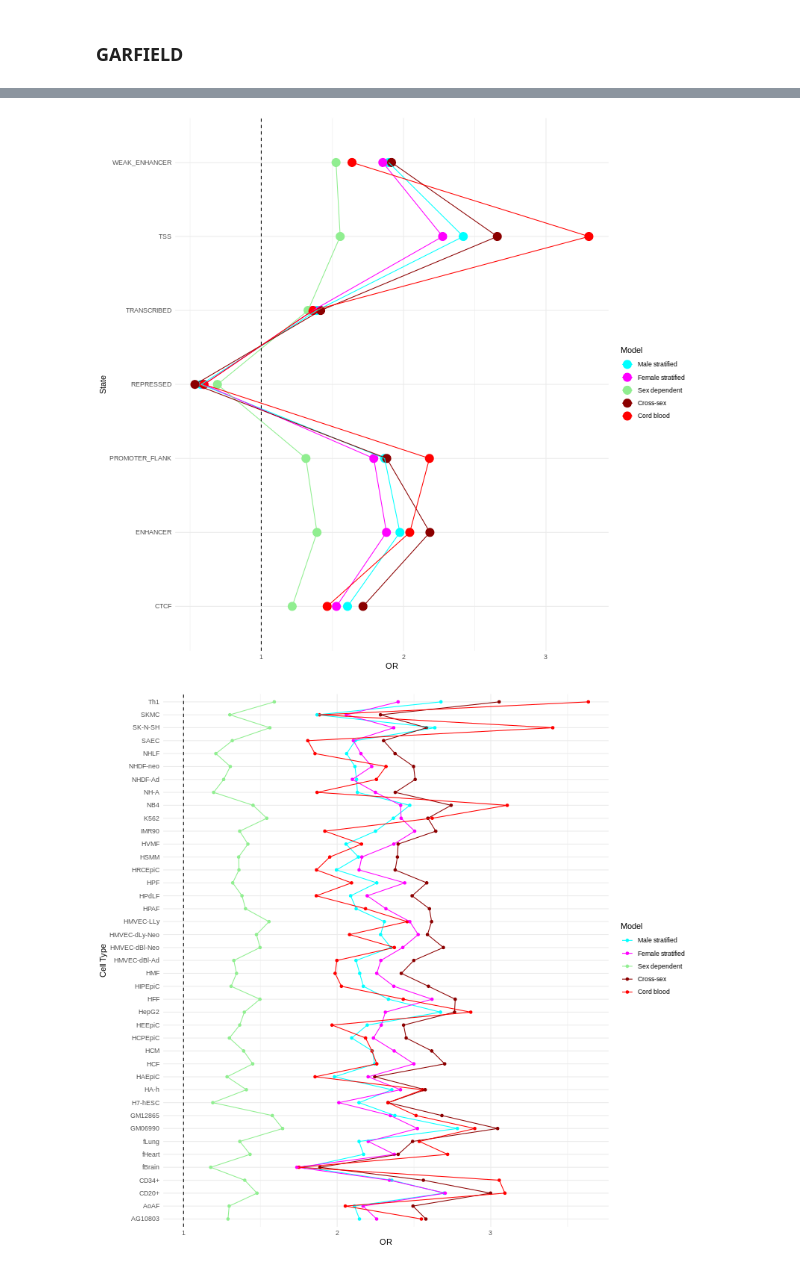
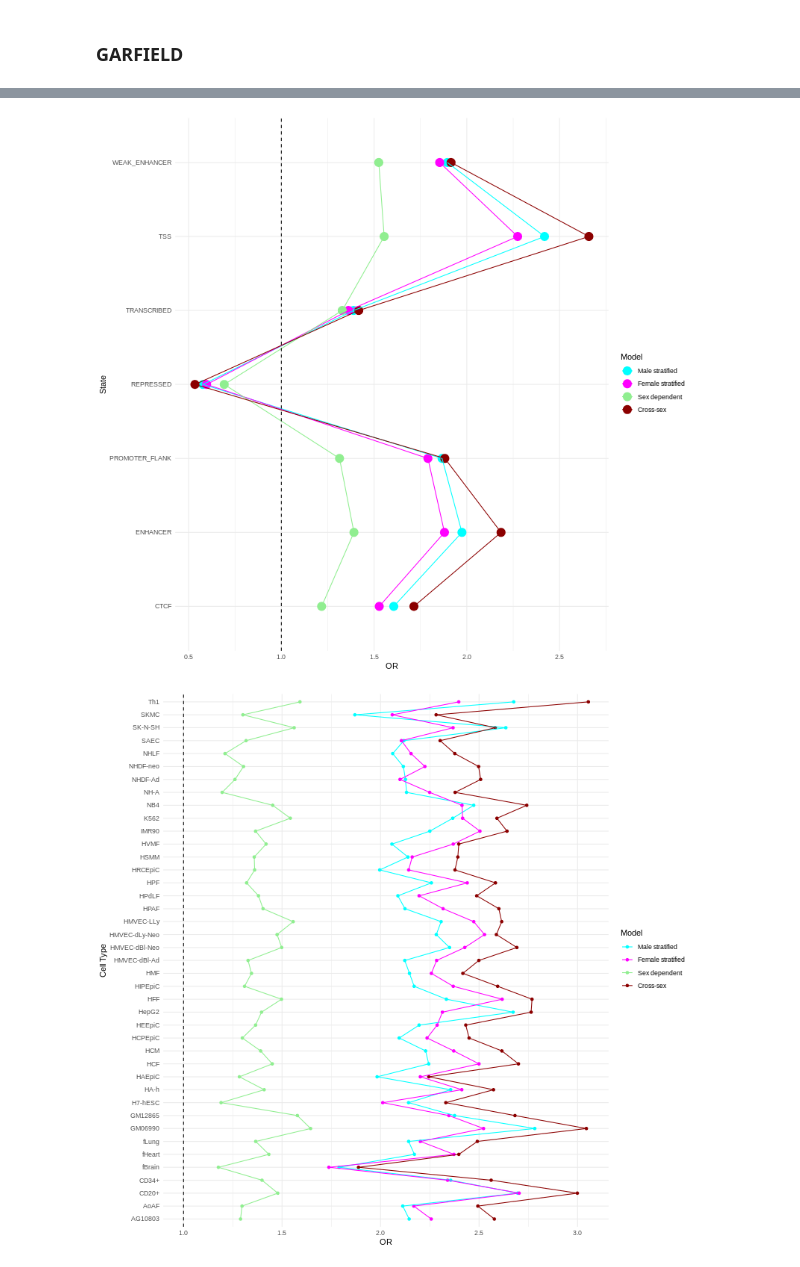
Before and after one commit to wilcas/sex_specific_mQTL, a Jupyter notebook: delahaye_mQTL_analyses/mQTL_meta_analysis.ipynb, the cells around one changed output, grey strips where cells are left out. Cells and saved outputs as stored; diff of their text form; code cells hidden in the pictures.

Commit message:
adding additional plot updates

```diff
--- a/delahaye_mQTL_analyses/mQTL_meta_analysis.ipynb
+++ b/delahaye_mQTL_analyses/mQTL_meta_analysis.ipynb
@@ -739,7 +739,7 @@ p <- ggplot(garfield, aes(as.character(ID),OR,color=Type,shape = Model, group =
 print(p)
 garfield <- garfield[,.(OR=mean(OR)),by=c("Model","Type")]
 garfield$Model <- factor(garfield$Model,levels=c("Male stratified", "Female stratified","Sex dependent","Cross-sex", "Cord blood"))
-p <- ggplot(garfield, aes(Type,OR,color=Model,group=Model)) +
+p <- ggplot(garfield[Model != "Cord blood"], aes(Type,OR,color=Model,group=Model)) +
     geom_point(size=5)+
     geom_line() +
     coord_flip() +
@@ -751,7 +751,7 @@ p <- ggplot(garfield, aes(Type,OR,color=Model,group=Model)) +
 print(p)
 garfield <- rbindlist(list(garfield_male,garfield_female,garfield_sex,garfield_marginal,garfield_cord))[Category == "Footprints" & PThresh == 1e-8]
 garfield$Model <- factor(garfield$Model,levels=c("Male stratified", "Female stratified","Sex dependent","Cross-sex", "Cord blood"))
-p <- ggplot(garfield, aes(as.character(Celltype),OR,color=Model, group=Model)) +
+p <- ggplot(garfield[Model != "Cord blood"], aes(as.character(Celltype),OR,color=Model, group=Model)) +
     geom_point(position = "identity", stat="identity") +
     geom_line()+
     geom_hline(linetype="dashed", yintercept=1) +
@@ -763,7 +763,7 @@ p <- ggplot(garfield, aes(as.character(Celltype),OR,color=Model, group=Model)) +
 print(p)
 garfield <- rbindlist(list(garfield_male,garfield_female,garfield_sex,garfield_marginal,garfield_cord))[Category == "Hotspots"& grepl("fetal|Fetal",as.character(Celltype))& PThresh == 1e-8]
 garfield$Model <- factor(garfield$Model,levels=c("Male stratified", "Female stratified","Sex dependent","Cross-sex", "Cord blood"))
-p <- ggplot(garfield[,.(OR=max(OR)),by=.(Model,Celltype)], aes(as.character(Celltype),OR,color=Model, group=Model)) +
+p <- ggplot(garfield[Model != "Cord blood"][,.(OR=max(OR)),by=.(Model,Celltype)], aes(as.character(Celltype),OR,color=Model, group=Model)) +
     geom_point(position = "identity", stat="identity") +
     geom_line()+
     geom_hline(linetype="dashed", yintercept=1) +
@@ -776,7 +776,7 @@ p <- ggplot(garfield[,.(OR=max(OR)),by=.(Model,Celltype)], aes(as.character(Cell
 print(p)
 garfield <- rbindlist(list(garfield_male,garfield_female,garfield_sex,garfield_marginal,garfield_cord))[Category == "Peaks" & grepl("fetal|Fetal",as.character(Celltype))& PThresh == 1e-8]
 garfield$Model <- factor(garfield$Model,levels=c("Male stratified", "Female stratified","Sex dependent","Cross-sex", "Cord blood"))
-p <- ggplot(garfield[,.(OR=max(OR)),by=.(Model,Celltype)], aes(as.character(Celltype),OR,color=Model, group=Model)) +
+p <- ggplot(garfield[Model != "Cord blood"][,.(OR=max(OR)),by=.(Model,Celltype)], aes(as.character(Celltype),OR,color=Model, group=Model)) +
     geom_point(position = "identity", stat="identity") +
     geom_line()+
     geom_hline(linetype="dashed", yintercept=1) +
@@ -794,7 +794,7 @@ library(RColorBrewer)
 
 garfield <- rbindlist(list(garfield_male,garfield_female,garfield_sex,garfield_marginal,garfield_cord))[Category == "Hotspots"& !grepl("fetal|Fetal",as.character(Celltype))& PThresh == 1e-8]
 garfield$Model <- factor(garfield$Model,levels=c("Male stratified", "Female stratified","Sex dependent","Cross-sex", "Cord blood"))
-p <- ggplot(garfield[,.(OR=max(OR)),by=.(Model,Celltype)], aes(as.character(Celltype),OR,color=Model, group=Model)) +
+p <- ggplot(garfield[Model != "Cord blood"][,.(OR=max(OR)),by=.(Model,Celltype)], aes(as.character(Celltype),OR,color=Model, group=Model)) +
     geom_point(position = "identity", stat="identity") +
     geom_line()+
     scale_color_manual(values=c("cyan","magenta", "light green", "dark red","red"))+
@@ -807,33 +807,33 @@ print(p)
 garfield <- rbindlist(list(garfield_male,garfield_female,garfield_sex,garfield_marginal,garfield_cord))[Category == "Peaks" & !grepl("fetal|Fetal",as.character(Celltype))& PThresh == 1e-8]
 garfield$Model <- factor(garfield$Model,levels=c("Male stratified", "Female stratified","Sex dependent","Cross-sex", "Cord blood"))
 
-p <- ggplot(garfield[,.(OR=max(OR)),by=.(Model,Celltype)], aes(as.character(Celltype),OR,color=Model, group=Model)) +
+p <- ggplot(garfield[Model != "Cord blood"][,.(OR=max(OR)),by=.(Model,Celltype)], aes(as.character(Celltype),OR,color=Model, group=Model)) +
     geom_point(position = "identity", stat="identity") +
     geom_line()+
     scale_color_manual(values=c("cyan","magenta", "light green", "dark red","red"))+
     coord_flip() +
     theme_minimal() +
     theme(strip.text.y = element_text(size=30),axis.text.y=element_text(size=5))+
     ggtitle("Tissue Enrichment Chromatin Peaks")
 print(p)
 # %% [output]
    ID PThresh       OR        Pvalue      Beta         SE CI95_lower CI95_upper
 1:  1   1e-05 2.614229  1.076279e-85 0.9609693 0.04898299  0.8649627  1.0569760
 2:  1   1e-08 2.577605  1.091202e-84 0.9468608 0.04855619  0.8516906  1.0420309
 3:  2   1e-05 2.406349  2.342636e-93 0.8781106 0.04284325  0.7941378  0.9620834
 4:  2   1e-08 2.493796 2.823181e-100 0.9138061 0.04298792  0.8295498  0.9980625
 5:  3   1e-05 3.158386  9.234188e-77 1.1500610 0.06202024  1.0285014  1.2716207
 6:  3   1e-08 2.998863  9.002769e-76 1.0982331 0.05962027  0.9813774  1.2150889
    NAnnotThesh NAnnot NThresh     N linkID             Annotation Celltype
 1:        1763   2896   21732 91768      0 AG10803_footprints.txt  AG10803
 2:        1478   2896   15323 91768      0 AG10803_footprints.txt  AG10803
 3:        2246   3827   21732 91768      1    AoAF_footprints.txt     AoAF
 4:        1890   3827   15323 91768      1    AoAF_footprints.txt     AoAF
 ... (5 lines left out)
 3: blood_vessel footprints Footprints Cross-sex
 4: blood_vessel footprints Footprints Cross-sex
 5:        blood footprints Footprints Cross-sex
 6:        blood footprints Footprints Cross-sex
 [figure]
-[figure, old version]
+[figure, new version]
-[figure, old version]
+[figure, new version]
```
Also changed, not shown: parts of 1 cell of this notebook, 4 other files.
